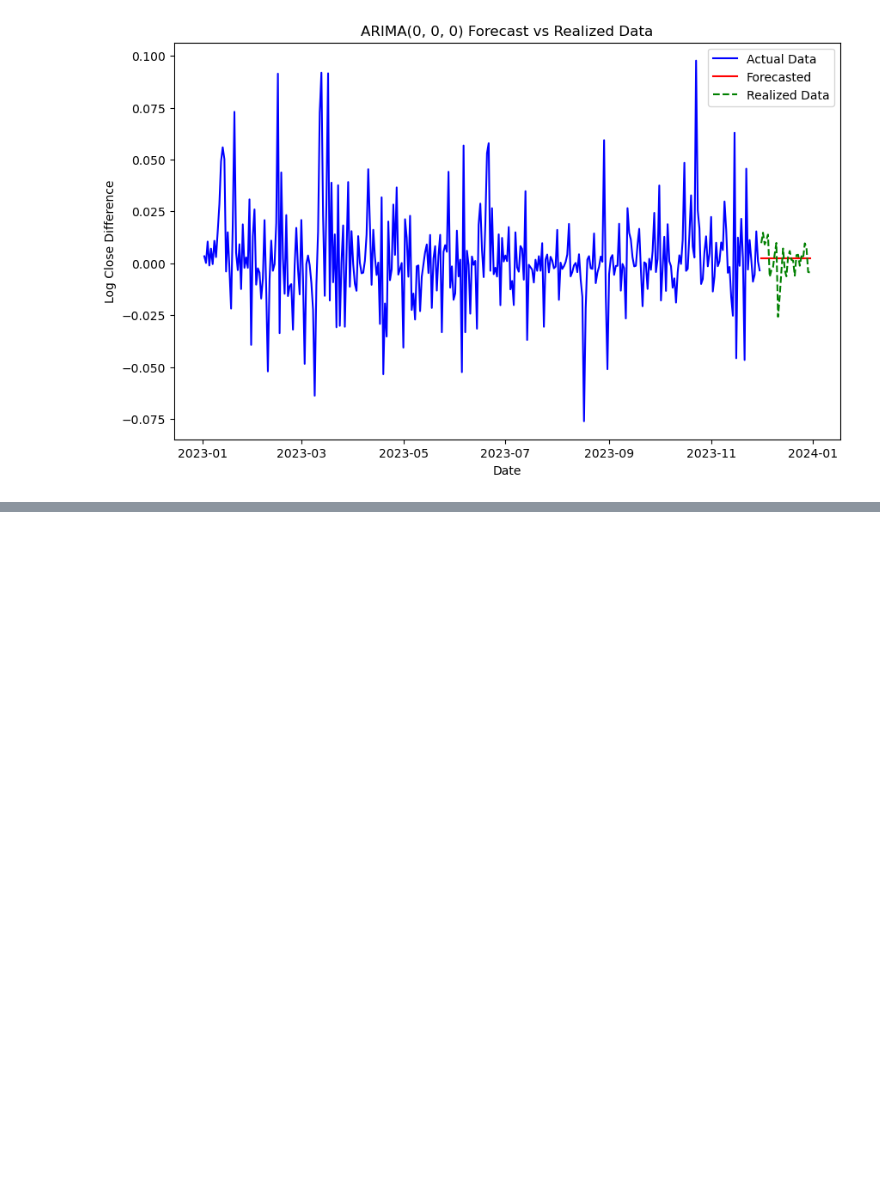
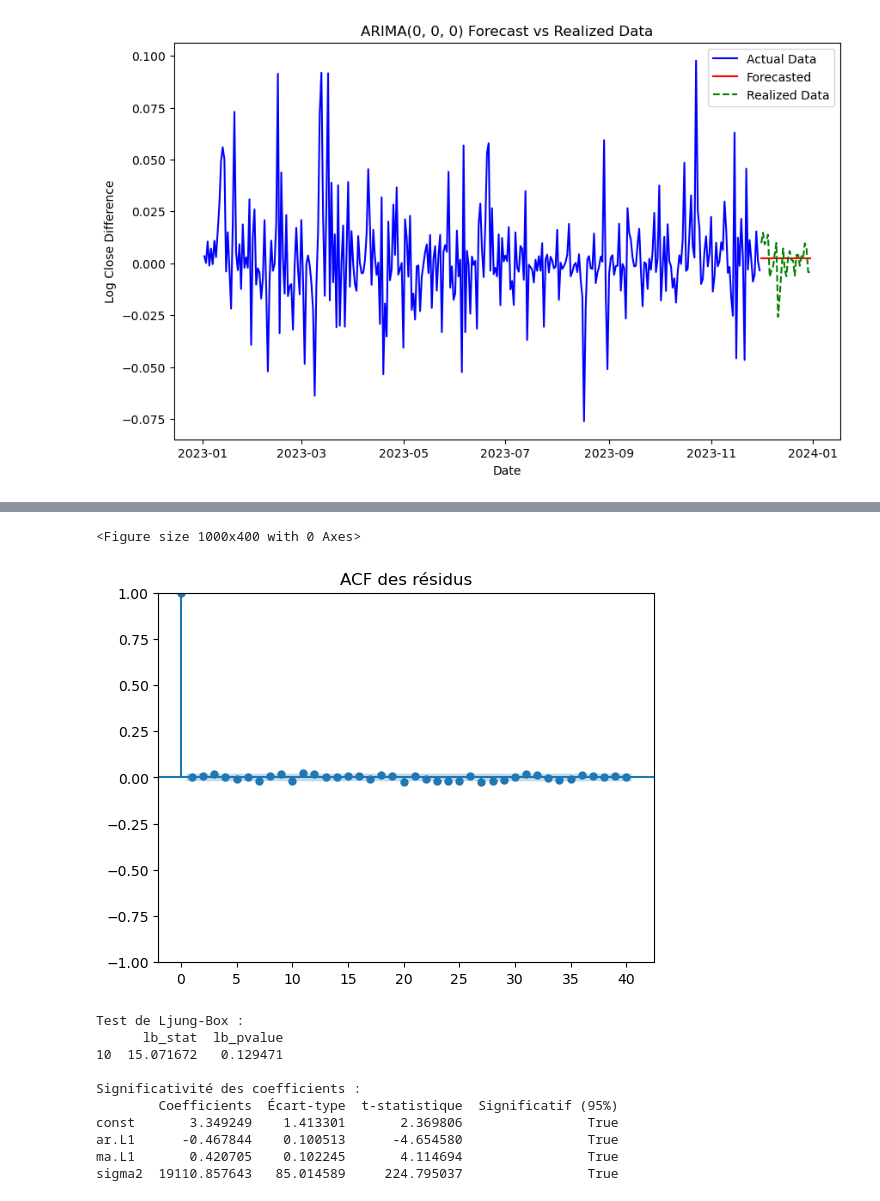
Before and after one commit to willyafalin/cryptocurrency_prediction, a Jupyter notebook: arma-hourly.ipynb, the cells around one changed output, grey strips where cells are left out. Cells and saved outputs as stored; diff of their text form; code cells hidden in the pictures; blank space fills up the shorter version.

```diff
--- a/arma-hourly.ipynb
+++ b/arma-hourly.ipynb
@@ -472,0 +624,14 @@ plt.show()
+# %%
+# mini cleaning
+
+data_bis = data_cleaned
+
+data_bis.index = pd.to_datetime(data_bis.index)
+
+print("Valeurs manquantes :", data_bis.isnull().sum())
+
+# Vérifier la longueur de la série
+print("Nombre d'observations :", len(data_bis))
+
+# Visualiser les premières lignes de la série
+print(data_bis.head())
@@ -472,0 +712,52 @@ plt.show()
+# %%
+from statsmodels.stats.diagnostic import acorr_ljungbox
+from statsmodels.graphics.tsaplots import plot_acf
+import numpy as np
+
+# Ajuster le modèle ARIMA(1, 0, 1) optimal
+model_optimal = ARIMA(series, order=(1, 0, 1))
+model_fit = model_optimal.fit()
+
+# --- 1. Vérification des résidus ---
+residuals = model_fit.resid
+
+# ACF des résidus
+plt.figure(figsize=(10, 4))
+plot_acf(residuals, lags=40, title="ACF des résidus")
+plt.show()
+
+# Test de Ljung-Box pour l'autocorrélation
+ljung_box_result = acorr_ljungbox(residuals, lags=[10], return_df=True)
+print("Test de Ljung-Box :")
+print(ljung_box_result)
+
+# --- 2. Vérification de la significativité des coefficients ---
+print("\nSignificativité des coefficients :")
+params = model_fit.params           # Coefficients estimés
+std_errors = model_fit.bse          # Erreurs-types des coefficients
+t_statistics = params / std_errors  # t-statistiques
+
+# Vérification si les t-statistiques sont significatives (> 1.96 en valeur absolue)
+significance = np.abs(t_statistics) > 1.96
+
+# Afficher les résultats
+coefficients_summary = pd.DataFrame({
+    "Coefficients": params,
+    "Écart-type": std_errors,
+    "t-statistique": t_statistics,
+    "Significatif (95%)": significance
+})
+print(coefficients_summary)
+# %% [output]
+<Figure size 1000x400 with 0 Axes>
+[figure, added]
+Test de Ljung-Box :
+      lb_stat  lb_pvalue
+10  15.071672   0.129471
+
+Significativité des coefficients :
+        Coefficients  Écart-type  t-statistique  Significatif (95%)
+const       3.349249    1.413301       2.369806                True
+ar.L1      -0.467844    0.100513      -4.654580                True
+ma.L1       0.420705    0.102245       4.114694                True
+sigma2  19110.857643   85.014589     224.795037                True
```
Also changed, not shown: parts of 24 cells of this notebook.
